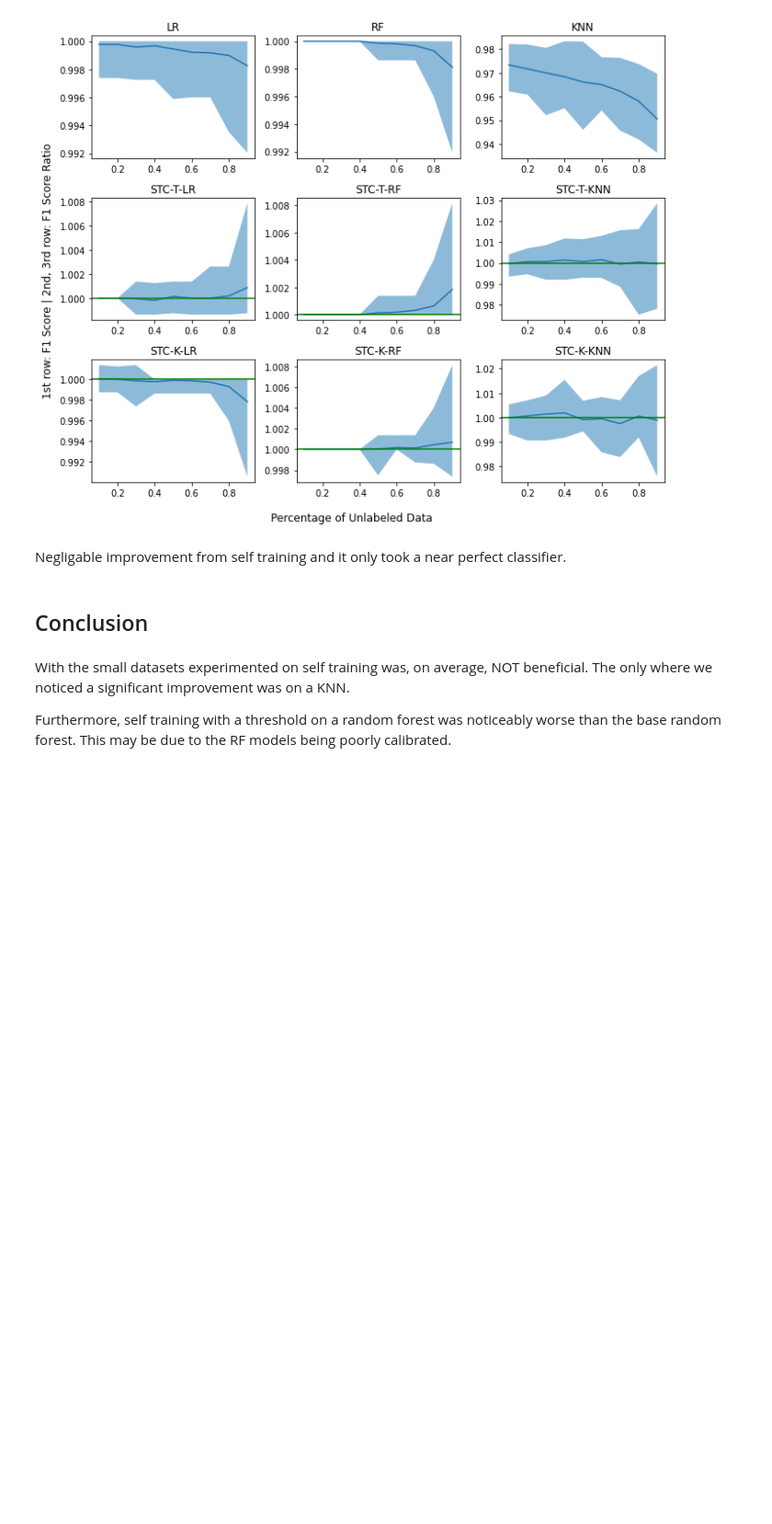
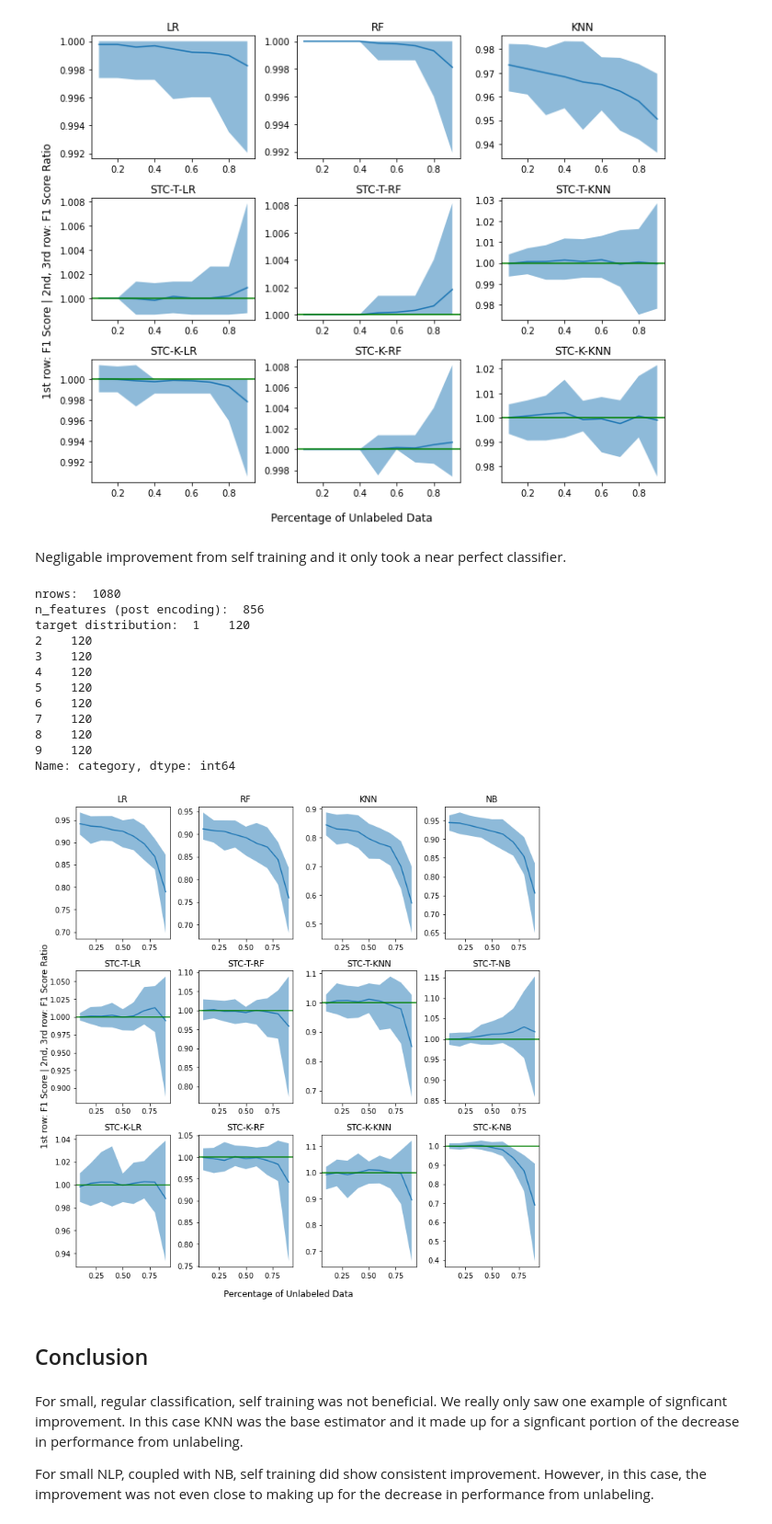
Before and after one commit to AshwinPuri13/Experimentation, a Jupyter notebook: semisupervised/Self Training Analysis.ipynb, the cells around one changed output. Shown: that part at 92% size. Drawn from its saved outputs; the diff is of its cells as text; code cells hidden in the pictures; blank space fills up the shorter version.

Commit message:
Added NLP case

```diff
--- a/semisupervised/Self Training Analysis.ipynb
+++ b/semisupervised/Self Training Analysis.ipynb
@@ -279,9 +282,39 @@ Name: spam, dtype: int64
 [figure]
 # %% [markdown]
 Negligable improvement from self training and it only took a near perfect classifier.
+# %%
+# Data set reference
+# [10] UCI Machine Learning Repository (Dua, D. & Graff, C. 2019)
+
+df = pd.read_csv('C:/Users/Puri/Desktop/repos/Experimentation/datasets/CNAE-9.csv')
+# data is already preprocessed as word counts
+# note that because of this most cross validation folds will have some 0 columns (some words will not appear in the fold)
+# however this is not a big concern
+X, y = df.drop(columns = ['category']).values, df['category']
+print('nrows: ', len(y))
+print('n_features (post encoding): ', X.shape[1])
+print('target distribution: ', y.value_counts())
+
+experiment = runExperiment(n_splits = 30, test_size = 0.2, f1_average_param = 'macro', is_NLP = True)
+experiment.fit(X,y)
+experiment.plot()
+# %% [output]
+nrows:  1080
+n_features (post encoding):  856
+target distribution:  1    120
+2    120
+3    120
+4    120
+5    120
+6    120
+7    120
+8    120
+9    120
+Name: category, dtype: int64
+[figure, added]
 # %% [markdown]
 ## Conclusion
 # %% [markdown]
-With the small datasets experimented on self training was, on average, NOT beneficial. The only where we noticed a significant improvement was on a KNN.
+For small, regular classification, self training was not beneficial. We really only saw one example of signficant improvement. In this case KNN was the base estimator and it made up for a signficant portion of the decrease in performance from unlabeling.
 
-Furthermore, self training with a threshold on a random forest was noticeably worse than the base random forest. This may be due to the RF models being poorly calibrated.
+For small NLP, coupled with NB, self training did show consistent improvement. However, in this case, the improvement was not even close to making up for the decrease in performance from unlabeling.
```
Also changed, not shown: parts of 2 cells of this notebook, 3 other files.
